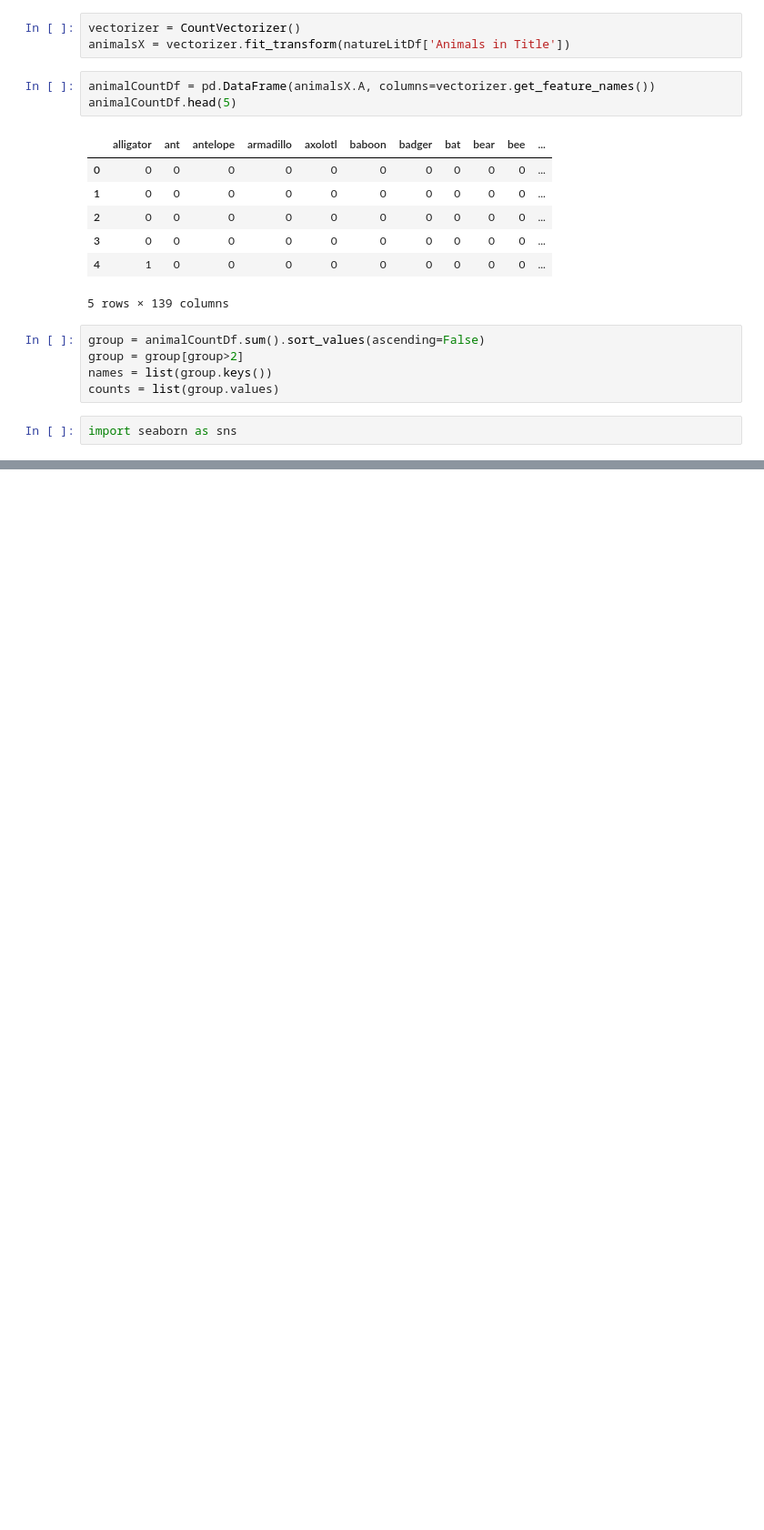
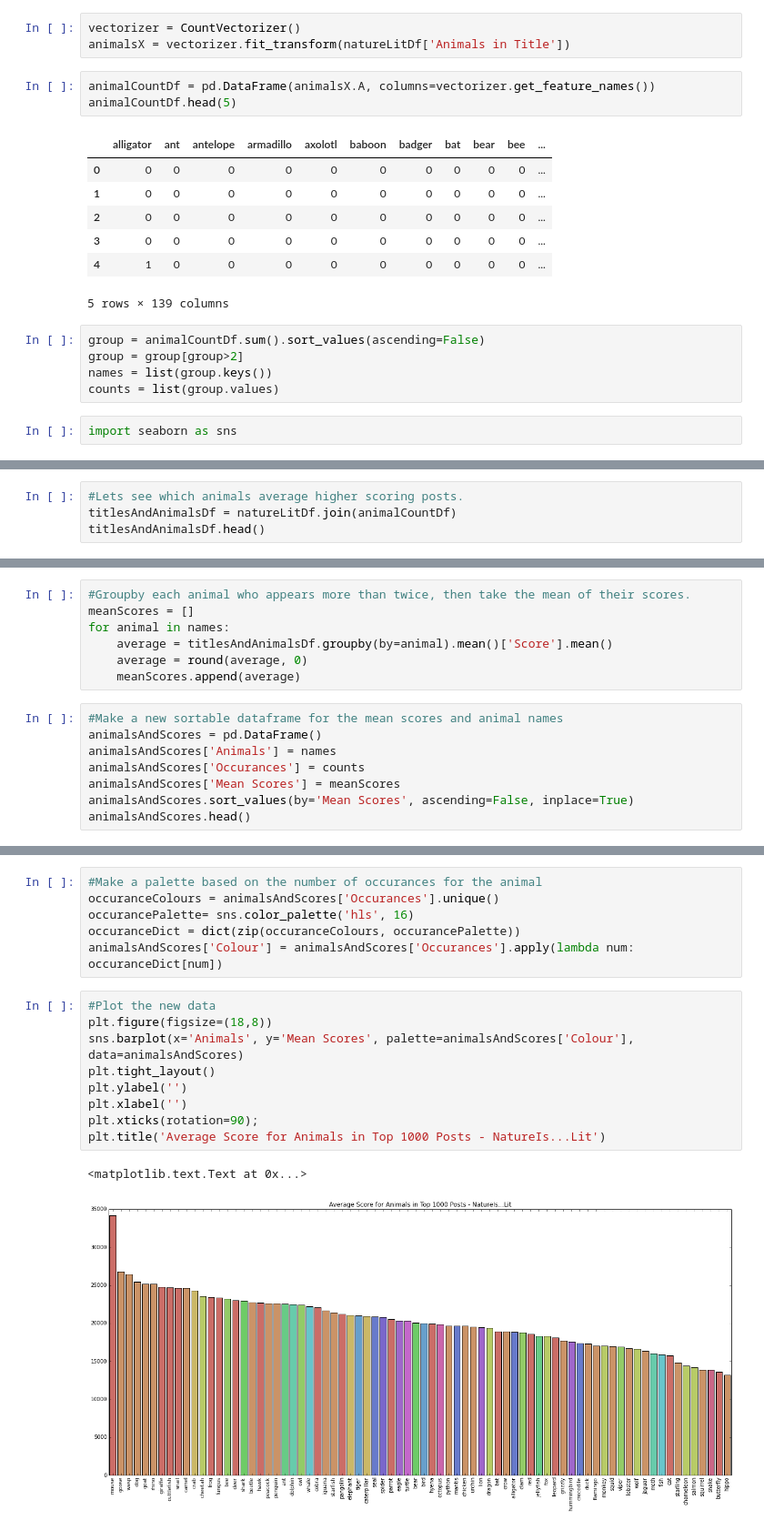
Before and after one commit to jayleww/SubReds, a Jupyter notebook: Subreddit Title Investigation.ipynb, the cells around one changed output, grey strips where cells are left out. Shown at 91% size. Cells and saved outputs as stored; diff of their text form; blank space fills up the shorter version.

```diff
--- a/Subreddit Title Investigation.ipynb
+++ b/Subreddit Title Investigation.ipynb
@@ -106,0 +107,4 @@ plt.title('Animal Occurances in Top 1000 Posts - NatureIs...Lit')
+# %%
+#Lets see which animals average higher scoring posts.
+titlesAndAnimalsDf = natureLitDf.join(animalCountDf)
+titlesAndAnimalsDf.head()
@@ -106,0 +119,15 @@ plt.title('Animal Occurances in Top 1000 Posts - NatureIs...Lit')
+# %%
+#Groupby each animal who appears more than twice, then take the mean of their scores.
+meanScores = []
+for animal in names:
+    average = titlesAndAnimalsDf.groupby(by=animal).mean()['Score'].mean()
+    average = round(average, 0)
+    meanScores.append(average)
+# %%
+#Make a new sortable dataframe for the mean scores and animal names
+animalsAndScores = pd.DataFrame()
+animalsAndScores['Animals'] = names
+animalsAndScores['Occurances'] = counts
+animalsAndScores['Mean Scores'] = meanScores
+animalsAndScores.sort_values(by='Mean Scores', ascending=False, inplace=True)
+animalsAndScores.head()
@@ -106,0 +141,18 @@ plt.title('Animal Occurances in Top 1000 Posts - NatureIs...Lit')
+# %%
+#Make a palette based on the number of occurances for the animal
+occuranceColours = animalsAndScores['Occurances'].unique()
+occurancePalette= sns.color_palette('hls', 16)
+occuranceDict = dict(zip(occuranceColours, occurancePalette))
+animalsAndScores['Colour'] = animalsAndScores['Occurances'].apply(lambda num: occuranceDict[num])
+# %%
+#Plot the new data
+plt.figure(figsize=(18,8))
+sns.barplot(x='Animals', y='Mean Scores', palette=animalsAndScores['Colour'], data=animalsAndScores)
+plt.tight_layout()
+plt.ylabel('')
+plt.xlabel('')
+plt.xticks(rotation=90);
+plt.title('Average Score for Animals in Top 1000 Posts - NatureIs...Lit')
+# %% [output]
+<matplotlib.text.Text at 0x...>
+[figure, added]
```
Also changed, not shown: parts of 3 cells of this notebook.
